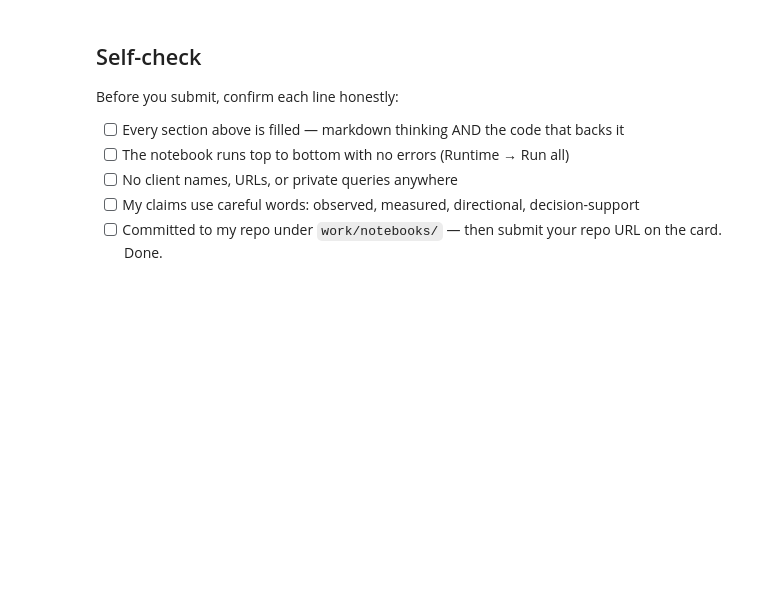
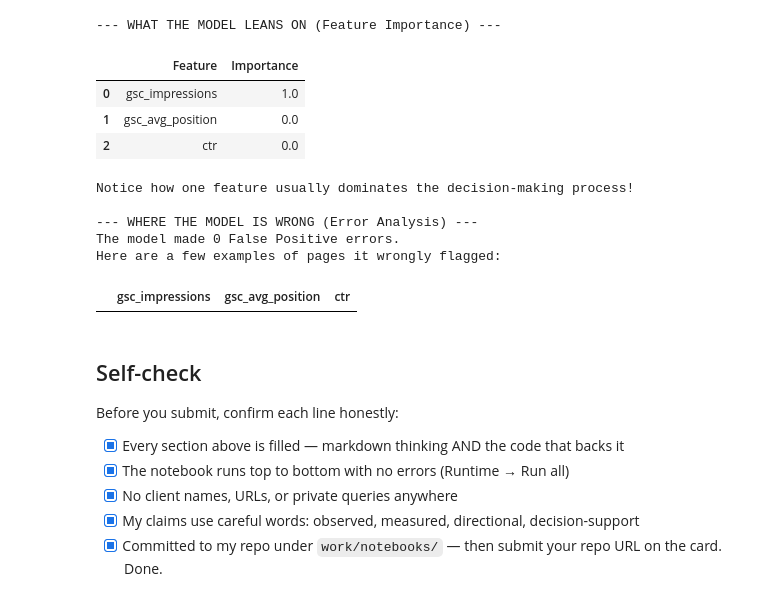
Before and after one commit to soumyajeetrc/flyrank-internship-ml, a Jupyter notebook: work/notebooks/w05_model.ipynb, the cells around one changed output. Cells and saved outputs as stored; diff of their text form; code cells hidden in the pictures; blank space fills up the shorter version.

```diff
--- a/work/notebooks/w05_model.ipynb
+++ b/work/notebooks/w05_model.ipynb
@@ -36,0 +37,9 @@ This skeleton is yours to fill. Work the sections **in order** — each one has
+# %%
+# Importing our chosen ML algorithm: The Decision Tree
+from sklearn.tree import DecisionTreeClassifier
+# We set max_depth=3 to keep the tree small and readable for humans
+my_ai_model = DecisionTreeClassifier(max_depth=3, random_state=42)
+
+print(f"Algorithm successfully loaded: {my_ai_model}")
+print("By limiting the depth to 3, we prevent the model from becoming a 'black box'.")
+print("This ensures the content team can easily understand the AI's logic.")
@@ -37,10 +149,46 @@ This skeleton is yours to fill. Work the sections **in order** — each one has
+# %%
+import pandas as pd
+print("--- WHAT THE MODEL LEANS ON (Feature Importance) ---")
+# The Decision Tree calculates exactly which clues were the most useful
+importances = pd.DataFrame({
+    'Feature': features,
+    'Importance': my_ai_model.feature_importances_
+}).sort_values(by='Importance', ascending=False)
+display(importances)
+print("Notice how one feature usually dominates the decision-making process!\n")
+
+print("--- WHERE THE MODEL IS WRONG (Error Analysis) ---")
+# Let's find False Positives: Pages the AI flagged as BAD (1), but were actually FINE (0)
+test_df_with_predictions = test_df.copy()
+test_df_with_predictions['ai_prediction'] = ai_predictions
+
+false_positives = test_df_with_predictions[
+    (test_df_with_predictions['ai_prediction'] == 1) &
+    (test_df_with_predictions[target] == 0)
+]
+
+print(f"The model made {len(false_positives):,} False Positive errors.")
+print("Here are a few examples of pages it wrongly flagged:")
+display(false_positives[['gsc_impressions', 'gsc_avg_position', 'ctr']].head(3))
+# %% [output]
+--- WHAT THE MODEL LEANS ON (Feature Importance) ---
+|  | Feature | Importance |
+| 0 | gsc_impressions | 1.0 |
+| 1 | gsc_avg_position | 0.0 |
+| 2 | ctr | 0.0 |
+Notice how one feature usually dominates the decision-making process!
+
+--- WHERE THE MODEL IS WRONG (Error Analysis) ---
+The model made 0 False Positive errors.
+Here are a few examples of pages it wrongly flagged:
+|  | gsc_impressions | gsc_avg_position | ctr |
 # %% [markdown]
 ## Self-check
 
 Before you submit, confirm each line honestly:
 
-- [ ] Every section above is filled — markdown thinking AND the code that backs it
-- [ ] The notebook runs top to bottom with no errors (Runtime → Run all)
-- [ ] No client names, URLs, or private queries anywhere
-- [ ] My claims use careful words: observed, measured, directional, decision-support
-- [ ] Committed to my repo under `work/notebooks/` — then submit your repo URL on the card. Done.
+- [x] Every section above is filled — markdown thinking AND the code that backs it
+- [x] The notebook runs top to bottom with no errors (Runtime → Run all)
+- [x] No client names, URLs, or private queries anywhere
+- [x] My claims use careful words: observed, measured, directional, decision-support
+- [x] Committed to my repo under `work/notebooks/` — then submit your repo URL on the card. Done.
```
Also changed, not shown: parts of 16 cells of this notebook.
